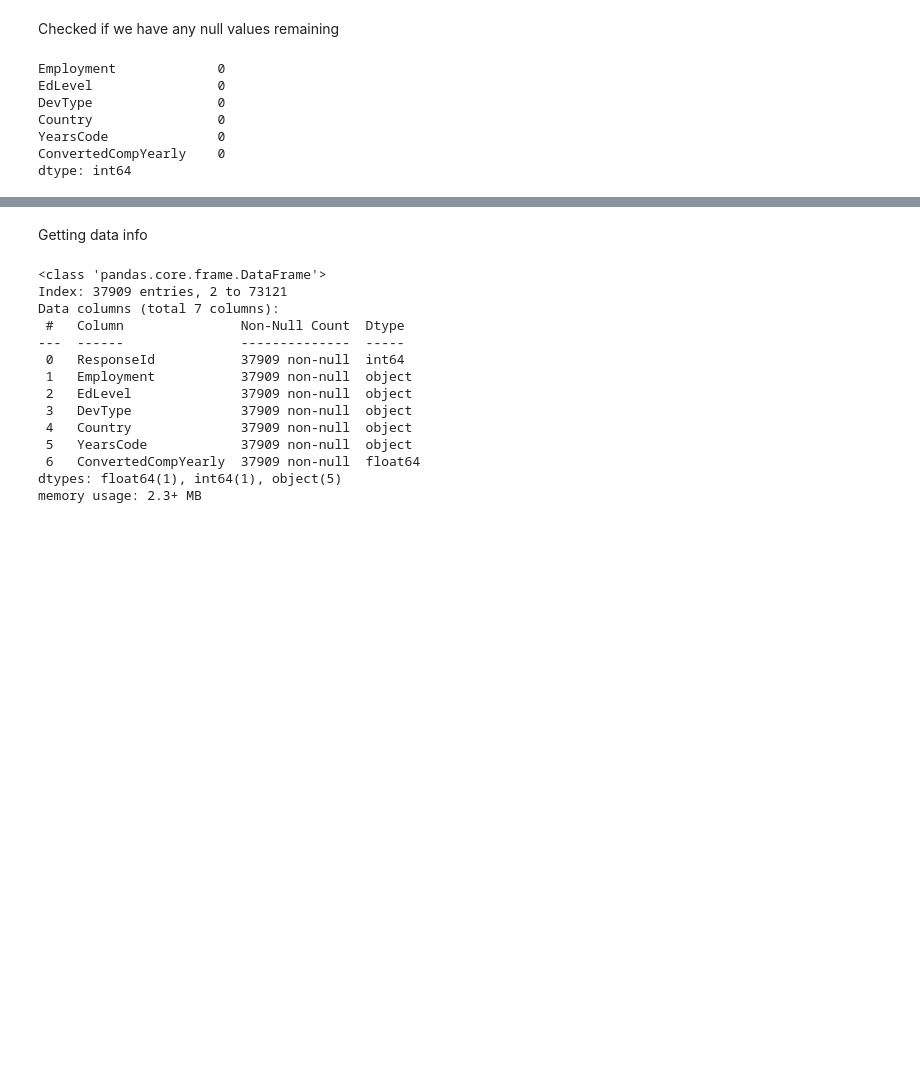
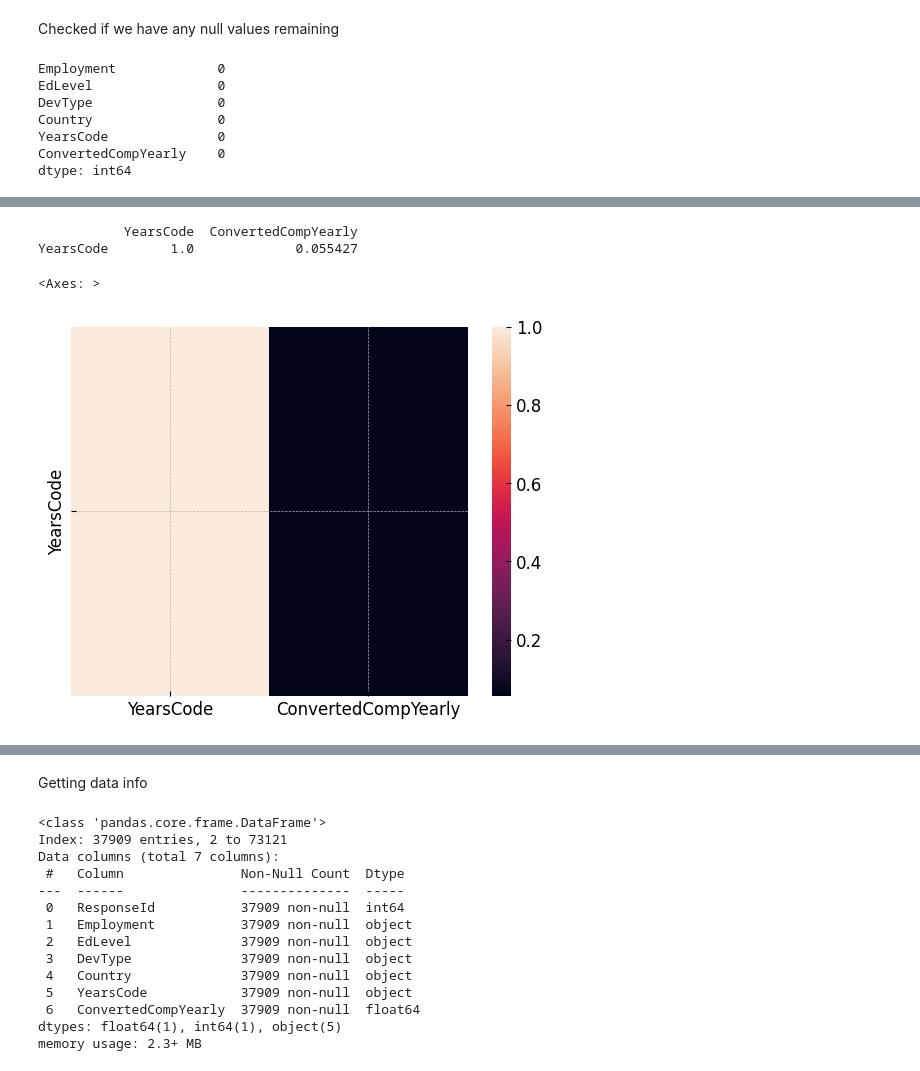
Before and after one commit to IT4063c-Spring23/final-project-dthapa1, a Jupyter notebook: source.ipynb, the cells around one changed output, grey strips where cells are left out. Cells and saved outputs as stored; diff of their text form; code cells hidden in the pictures; blank space fills up the shorter version.

Commit message:
visualization of the first dataset

```diff
--- a/source.ipynb
+++ b/source.ipynb
@@ -119,3 +119,8 @@ Country                0
 YearsCode              0
 ConvertedCompYearly    0
 dtype: int64
+# %%
+
+new_df['YearsCode'] = pd.to_numeric(new_df['YearsCode'], errors='coerce')
+
+print(new_df)
@@ -121,0 +155,3 @@ dtype: int64
+# %%
+new_df.dropna(inplace=True)
+new_df.head()
@@ -121,0 +165,14 @@ dtype: int64
+# %%
+selected_cols = ['YearsCode','ConvertedCompYearly']
+
+# compute the correlation matrix
+corr_matrix = new_df[selected_cols].corr().sample()
+print(corr_matrix)
+# %% [output]
+           YearsCode  ConvertedCompYearly
+YearsCode        1.0             0.055427
+# %%
+sns.heatmap(corr_matrix)
+# %% [output]
+<Axes: >
+[figure, added]
```
Also changed, not shown: parts of 8 cells of this notebook.
